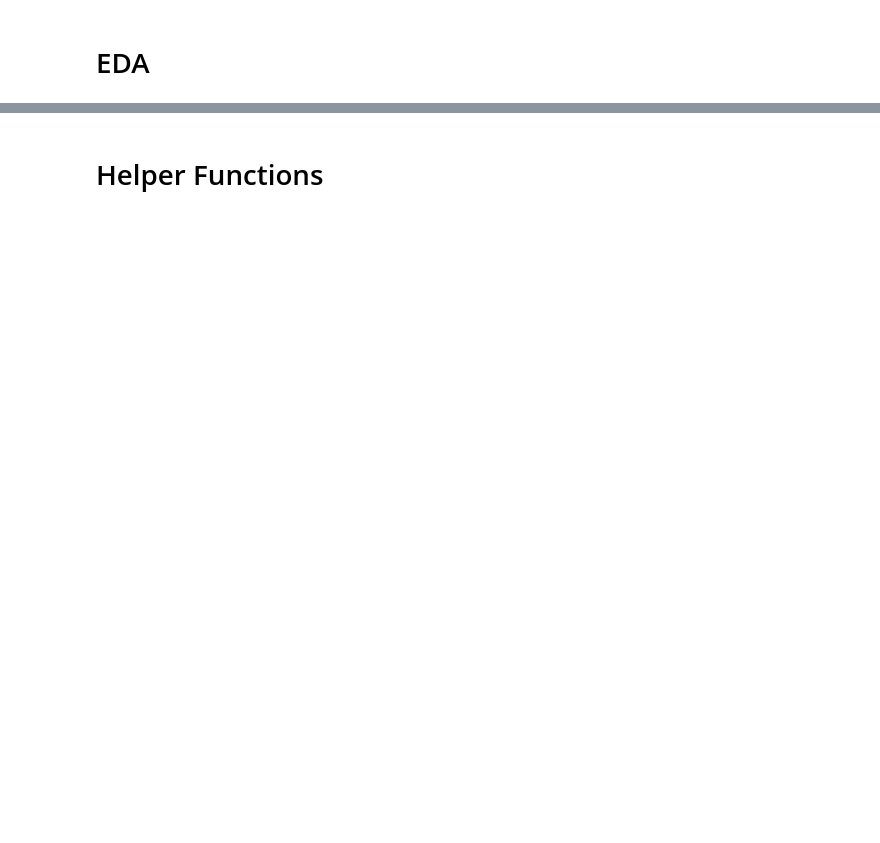
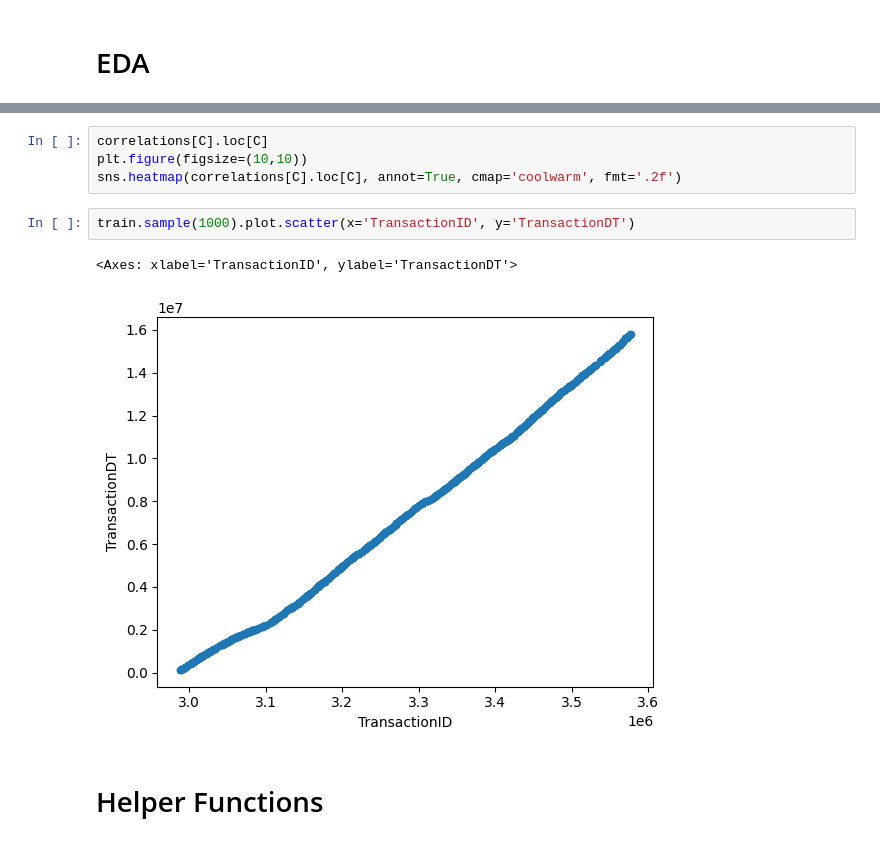
Before and after one commit to wmg0034/Kaggle, a Jupyter notebook: IEEE_fraud_detection/fraud_detection.ipynb, the cells around one changed output, grey strips where cells are left out. Cells and saved outputs as stored; diff of their text form; blank space fills up the shorter version.

```diff
--- a/IEEE_fraud_detection/fraud_detection.ipynb
+++ b/IEEE_fraud_detection/fraud_detection.ipynb
@@ -65,3 +87,12 @@ FE_kwargs = {
+# %%
+correlations[C].loc[C]
+plt.figure(figsize=(10,10))
+sns.heatmap(correlations[C].loc[C], annot=True, cmap='coolwarm', fmt='.2f')
+# %%
+train.sample(1000).plot.scatter(x='TransactionID', y='TransactionDT')
+# %% [output]
+<Axes: xlabel='TransactionID', ylabel='TransactionDT'>
+[figure, added]
 # %% [markdown]
 # Helper Functions
 # %%
```
Also changed, not shown: parts of 14 cells of this notebook.
